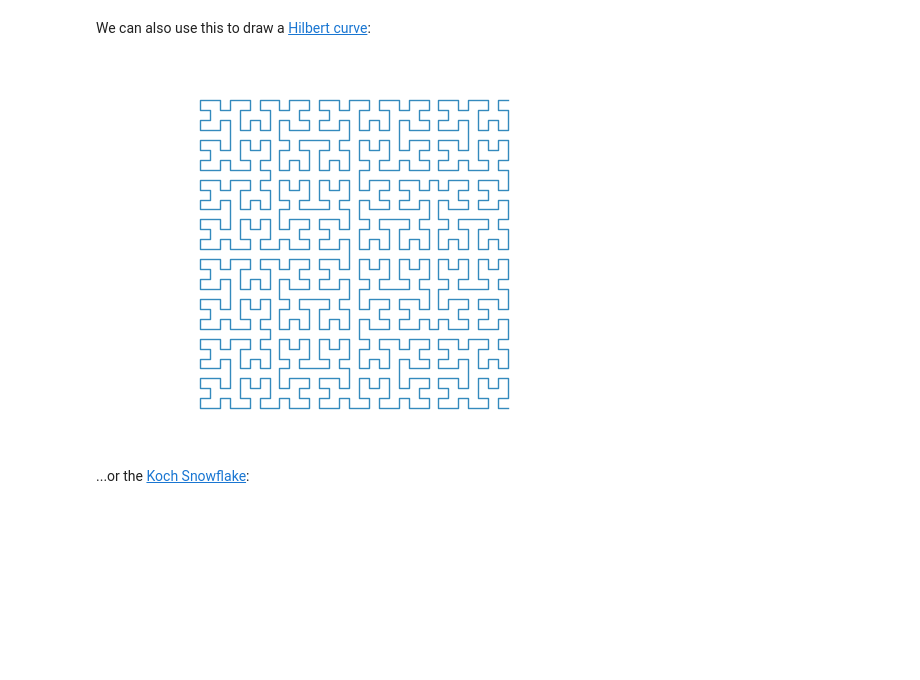
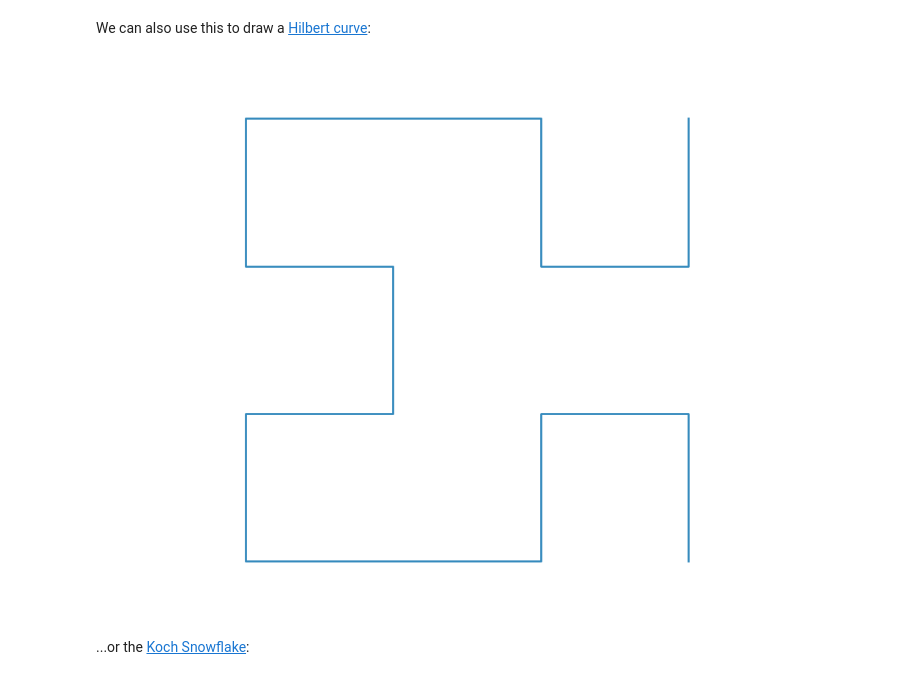
Before and after one commit to mmarzolla/chaos-fractals-phd-course, a Jupyter notebook: L-systems.ipynb, the cells around one changed output. Saved outputs shown, nothing was run; the diff lists cells and outputs as text; code cells hidden in the pictures; blank space fills up the shorter version.

```diff
--- a/L-systems.ipynb
+++ b/L-systems.ipynb
@@ -19,7 +19,7 @@ The following code loads matplotlib:
 # %%
 import matplotlib.pyplot as plt
 %matplotlib inline
-#plt.rcParams['figure.dpi'] = 300
+plt.rcParams['figure.dpi'] = 200
 plt.style.use('bmh')  # Use some nicer default colors
 # %% [markdown]
 Now we can use matplotlib to draw lines by calling `plt.plot`. We need to pass it two lists: a list of values on the x-axis, and a list of values on the y-axis. matplotlib steps through both of these lists at the same time to create coordinate pairs, and then draws a line through them.
@@ -223,9 +238,9 @@ We can also use this to draw a [Hilbert curve](http://mathworld.wolfram.com/Hilb
 # %%
 plot_coords(turtle_to_coords(transform_multiple('L', {
     'L': '-RF+LFL+FR-',
     'R': '+LF-RFR-FL+'
-}, 5), 90))
+}, 2), 90))
 # %% [output]
-[figure, old version]
+[figure, new version]
 # %% [markdown]
 ...or the [Koch Snowflake](https://en.wikipedia.org/wiki/Koch_snowflake):
```
Also changed, not shown: parts of 16 cells of this notebook, 1 other file.
